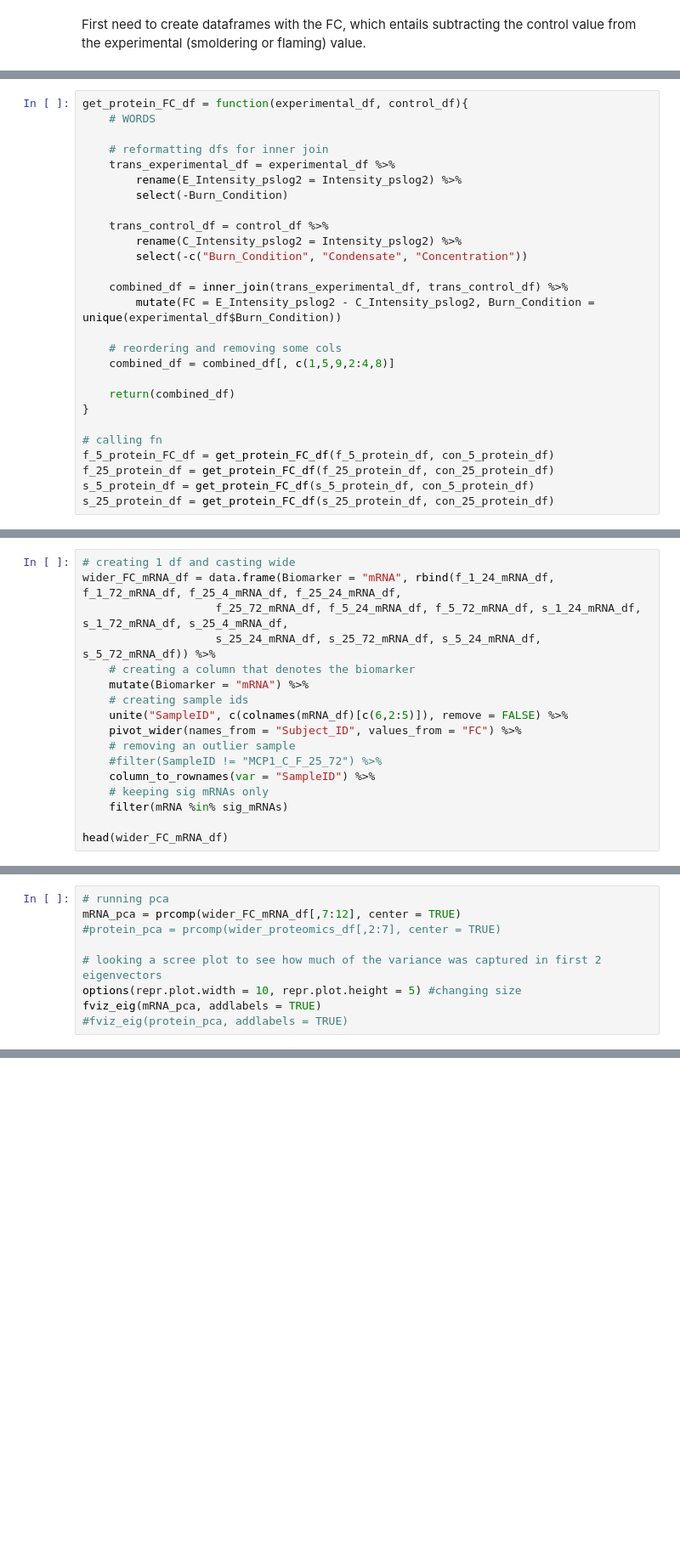
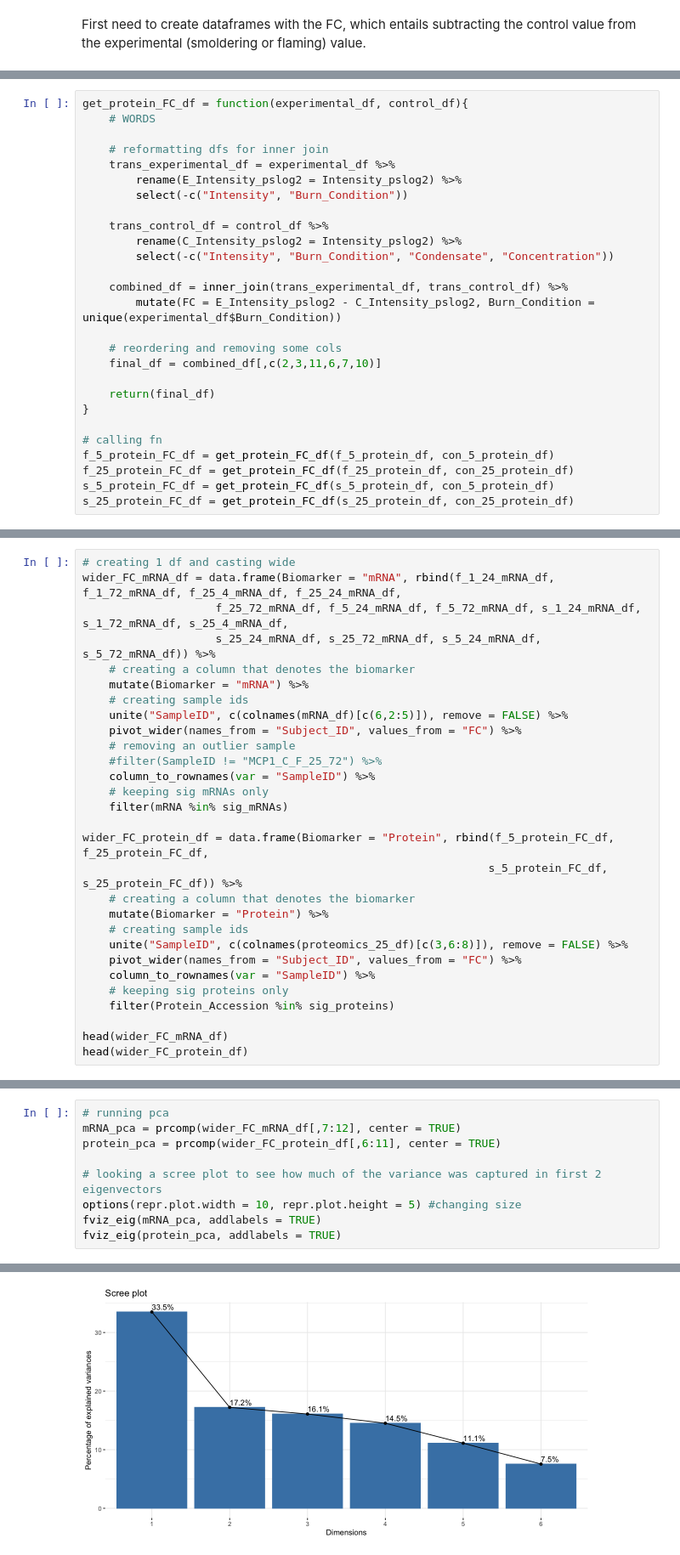
Before and after one commit to UNC-CEMALB/Burn-pit-smoke-condensate-mediated-toxicity-in-human-airway-epithelial-cells-, a Jupyter notebook: 3. Biomarker Cluster Analysis/Redo.ipynb, the cells around one changed output, grey strips where cells are left out. Shown at 85% size. Saved outputs shown, nothing was run; the diff lists cells and outputs as text; blank space fills up the shorter version.

```diff
--- a/3. Biomarker Cluster Analysis/Redo.ipynb
+++ b/3. Biomarker Cluster Analysis/Redo.ipynb
@@ -186,25 +186,25 @@ get_protein_FC_df = function(experimental_df, control_df){
     # reformatting dfs for inner join
     trans_experimental_df = experimental_df %>%
         rename(E_Intensity_pslog2 = Intensity_pslog2) %>%
-        select(-Burn_Condition)
+        select(-c("Intensity", "Burn_Condition"))
 
     trans_control_df = control_df %>%
         rename(C_Intensity_pslog2 = Intensity_pslog2) %>%
-        select(-c("Burn_Condition", "Condensate", "Concentration"))
+        select(-c("Intensity", "Burn_Condition", "Condensate", "Concentration"))
 
     combined_df = inner_join(trans_experimental_df, trans_control_df) %>%
         mutate(FC = E_Intensity_pslog2 - C_Intensity_pslog2, Burn_Condition = unique(experimental_df$Burn_Condition))
 
     # reordering and removing some cols
-    combined_df = combined_df[, c(1,5,9,2:4,8)]
+    final_df = combined_df[,c(2,3,11,6,7,10)]
 
-    return(combined_df)
+    return(final_df)
 }
 
 # calling fn
 f_5_protein_FC_df = get_protein_FC_df(f_5_protein_df, con_5_protein_df)
-f_25_protein_df = get_protein_FC_df(f_25_protein_df, con_25_protein_df)
-s_5_protein_df = get_protein_FC_df(s_5_protein_df, con_5_protein_df)
-s_25_protein_df = get_protein_FC_df(s_25_protein_df, con_25_protein_df)
+f_25_protein_FC_df = get_protein_FC_df(f_25_protein_df, con_25_protein_df)
+s_5_protein_FC_df = get_protein_FC_df(s_5_protein_df, con_5_protein_df)
+s_25_protein_FC_df = get_protein_FC_df(s_25_protein_df, con_25_protein_df)
 # %% [output]
 Joining with `by = join_by(Subject_No, Subject_ID, Protein_Accession,
@@ -231,7 +231,19 @@ wider_FC_mRNA_df = data.frame(Biomarker = "mRNA", rbind(f_1_24_mRNA_df, f_1_72_m
     # keeping sig mRNAs only
     filter(mRNA %in% sig_mRNAs)
 
+wider_FC_protein_df = data.frame(Biomarker = "Protein", rbind(f_5_protein_FC_df, f_25_protein_FC_df,
+                                                             s_5_protein_FC_df, s_25_protein_FC_df)) %>%
+    # creating a column that denotes the biomarker
+    mutate(Biomarker = "Protein") %>%
+    # creating sample ids
+    unite("SampleID", c(colnames(proteomics_25_df)[c(3,6:8)]), remove = FALSE) %>%
+    pivot_wider(names_from = "Subject_ID", values_from = "FC") %>%
+    column_to_rownames(var = "SampleID") %>%
+    # keeping sig proteins only
+    filter(Protein_Accession %in% sig_proteins)
+
 head(wider_FC_mRNA_df)
+head(wider_FC_protein_df)
 # %% [output]
 A data.frame: 6 × 12
 |  | Biomarker | mRNA | Burn_Condition | Condensate | Concentration | Time_Point | M_6 | F_5 | F_1 | ... |
@@ -245,14 +266,15 @@ A data.frame: 6 × 12
 # %%
 # running pca
 mRNA_pca = prcomp(wider_FC_mRNA_df[,7:12], center = TRUE)
-#protein_pca = prcomp(wider_proteomics_df[,2:7], center = TRUE)
+protein_pca = prcomp(wider_FC_protein_df[,6:11], center = TRUE)
 
 # looking a scree plot to see how much of the variance was captured in first 2 eigenvectors
 options(repr.plot.width = 10, repr.plot.height = 5) #changing size
 fviz_eig(mRNA_pca, addlabels = TRUE)
-#fviz_eig(protein_pca, addlabels = TRUE)
+fviz_eig(protein_pca, addlabels = TRUE)
 # %% [output]
 [figure]
+[figure, added]
 # %%
 # creating 1 df with eigenvectors, pslog2 values, condensate, burn condition data
 mRNA_pca_df = data.frame(mRNA_pca$x[,1:2]) %>%
```
Also changed, not shown: parts of 4 cells of this notebook.
